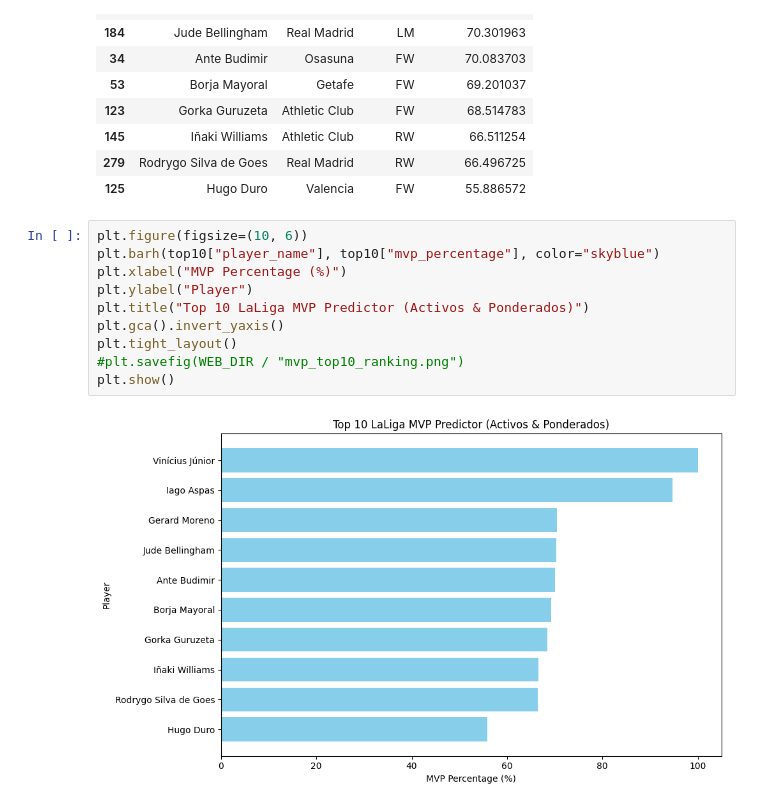
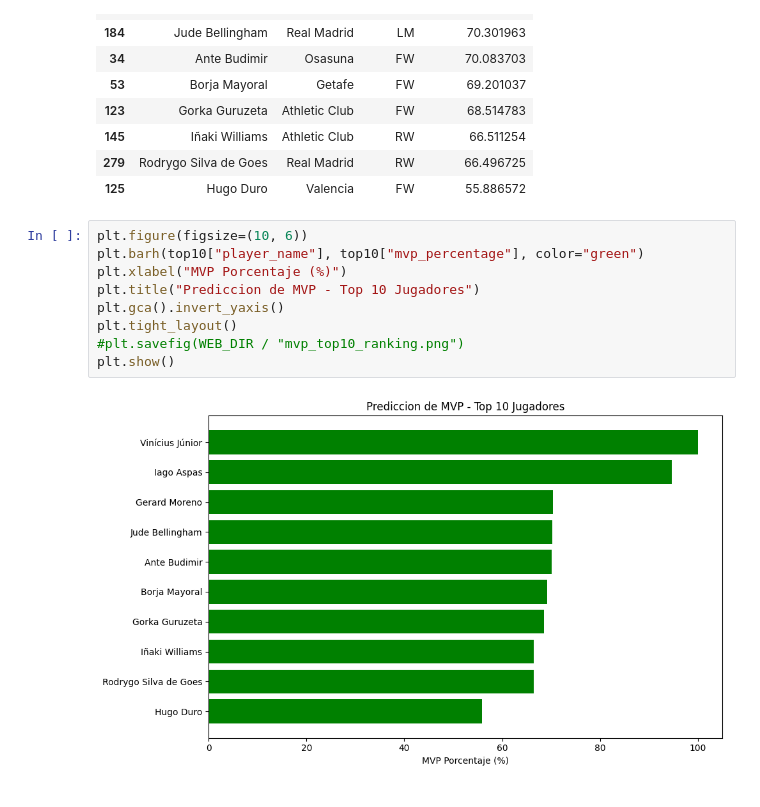
Before and after one commit to jorgefdeez/laliga_mvp_predictor, a Jupyter notebook: machine_learning/machine_learning.ipynb, the cells around one changed output. Drawn from its saved outputs; the diff is of its cells as text.

```diff
--- a/machine_learning/machine_learning.ipynb
+++ b/machine_learning/machine_learning.ipynb
@@ -97,13 +97,12 @@ top10[["player_name", "team", "position", "mvp_percentage"]]
 | 125 | Hugo Duro | Valencia | FW | 55.886572 |
 # %%
 plt.figure(figsize=(10, 6))
-plt.barh(top10["player_name"], top10["mvp_percentage"], color="skyblue")
-plt.xlabel("MVP Percentage (%)")
-plt.ylabel("Player")
-plt.title("Top 10 LaLiga MVP Predictor (Activos & Ponderados)")
+plt.barh(top10["player_name"], top10["mvp_percentage"], color="green")
+plt.xlabel("MVP Porcentaje (%)")
+plt.title("Prediccion de MVP - Top 10 Jugadores")
 plt.gca().invert_yaxis()
 plt.tight_layout()
 #plt.savefig(WEB_DIR / "mvp_top10_ranking.png")
 plt.show()
 # %% [output]
-[figure, old version]
+[figure, new version]
```
Also changed, not shown: parts of 2 cells of this notebook, 2 other files.
